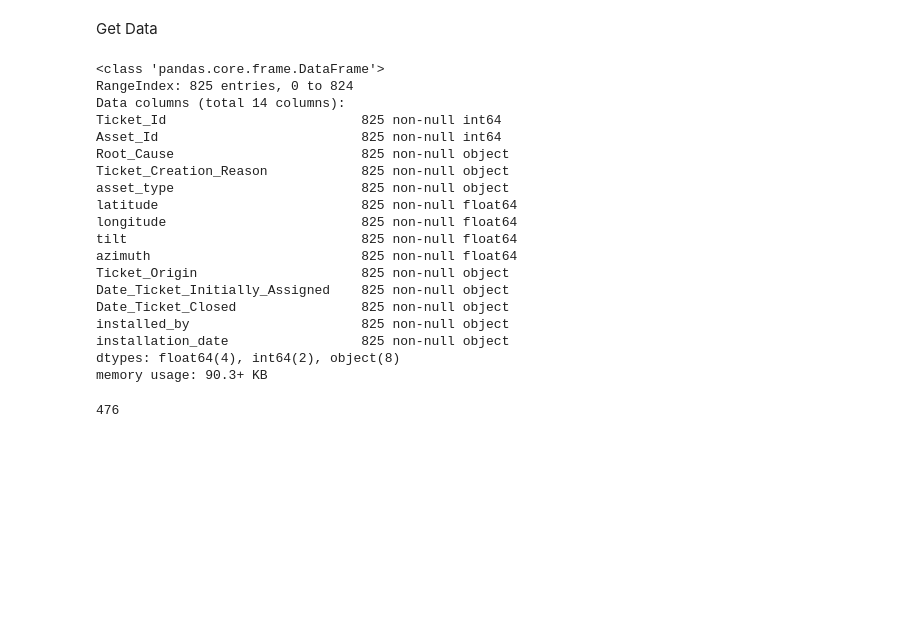
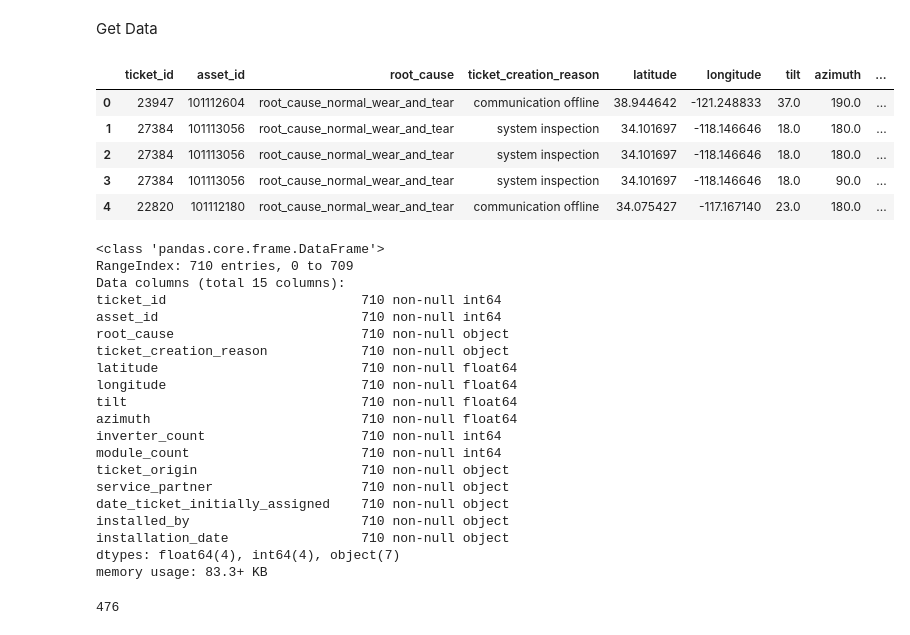
Before and after one commit to TSGreenwood/project_omnidian, a Jupyter notebook: model_iterations/1st_successful_models101.ipynb, the cells around one changed output. Drawn from its saved outputs; the diff is of its cells as text; code cells hidden in the pictures; blank space fills up the shorter version.

```diff
--- a/model_iterations/1st_successful_models101.ipynb
+++ b/model_iterations/1st_successful_models101.ipynb
@@ -22,4 +23,4 @@ import pickle
 # %% [markdown]
 Get Data
 # %%
-data101 = pd.read_csv('data/eda101.csv')
+data101 = pd.read_csv('../data/eda101_a.csv')
@@ -28,23 +27,33 @@ data101 = pd.read_csv('data/eda101.csv')
+# %%
+data101.head()
+# %% [output]
+|  | ticket_id | asset_id | root_cause | ticket_creation_reason | latitude | longitude | tilt | azimuth | ... |
+| 0 | 23947 | 101112604 | root_cause_normal_wear_and_tear | communication offline | 38.944642 | -121.248833 | 37.0 | 190.0 | ... |
+| 1 | 27384 | 101113056 | root_cause_normal_wear_and_tear | system inspection | 34.101697 | -118.146646 | 18.0 | 180.0 | ... |
+| 2 | 27384 | 101113056 | root_cause_normal_wear_and_tear | system inspection | 34.101697 | -118.146646 | 18.0 | 180.0 | ... |
+| 3 | 27384 | 101113056 | root_cause_normal_wear_and_tear | system inspection | 34.101697 | -118.146646 | 18.0 | 90.0 | ... |
+| 4 | 22820 | 101112180 | root_cause_normal_wear_and_tear | communication offline | 34.075427 | -117.167140 | 23.0 | 180.0 | ... |
 # %%
 data101.info()
 # %% [output]
 <class 'pandas.core.frame.DataFrame'>
-RangeIndex: 825 entries, 0 to 824
-Data columns (total 14 columns):
-Ticket_Id                         825 non-null int64
-Asset_Id                          825 non-null int64
-Root_Cause                        825 non-null object
-Ticket_Creation_Reason            825 non-null object
-asset_type                        825 non-null object
-latitude                          825 non-null float64
-longitude                         825 non-null float64
-tilt                              825 non-null float64
-azimuth                           825 non-null float64
-Ticket_Origin                     825 non-null object
-Date_Ticket_Initially_Assigned    825 non-null object
-Date_Ticket_Closed                825 non-null object
-installed_by                      825 non-null object
-installation_date                 825 non-null object
-dtypes: float64(4), int64(2), object(8)
-memory usage: 90.3+ KB
+RangeIndex: 710 entries, 0 to 709
+Data columns (total 15 columns):
+ticket_id                         710 non-null int64
+asset_id                          710 non-null int64
+root_cause                        710 non-null object
+ticket_creation_reason            710 non-null object
+latitude                          710 non-null float64
+longitude                         710 non-null float64
+tilt                              710 non-null float64
+azimuth                           710 non-null float64
+inverter_count                    710 non-null int64
+module_count                      710 non-null int64
+ticket_origin                     710 non-null object
+service_partner                   710 non-null object
+date_ticket_initially_assigned    710 non-null object
+installed_by                      710 non-null object
+installation_date                 710 non-null object
+dtypes: float64(4), int64(4), object(7)
+memory usage: 83.3+ KB
 # %%
```
Also changed, not shown: parts of 19 cells of this notebook, 22 other files.
